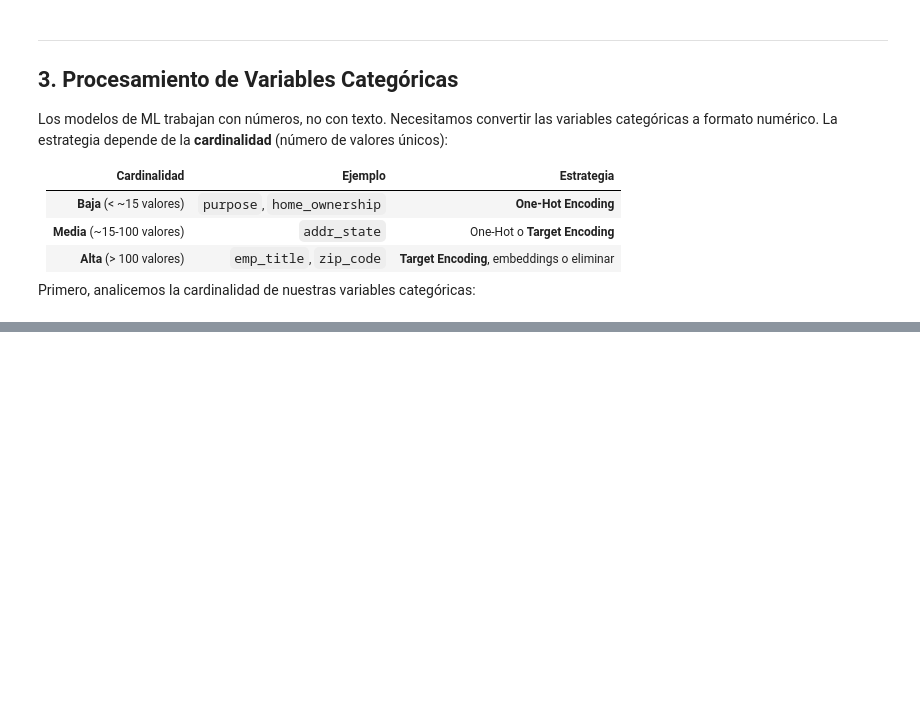
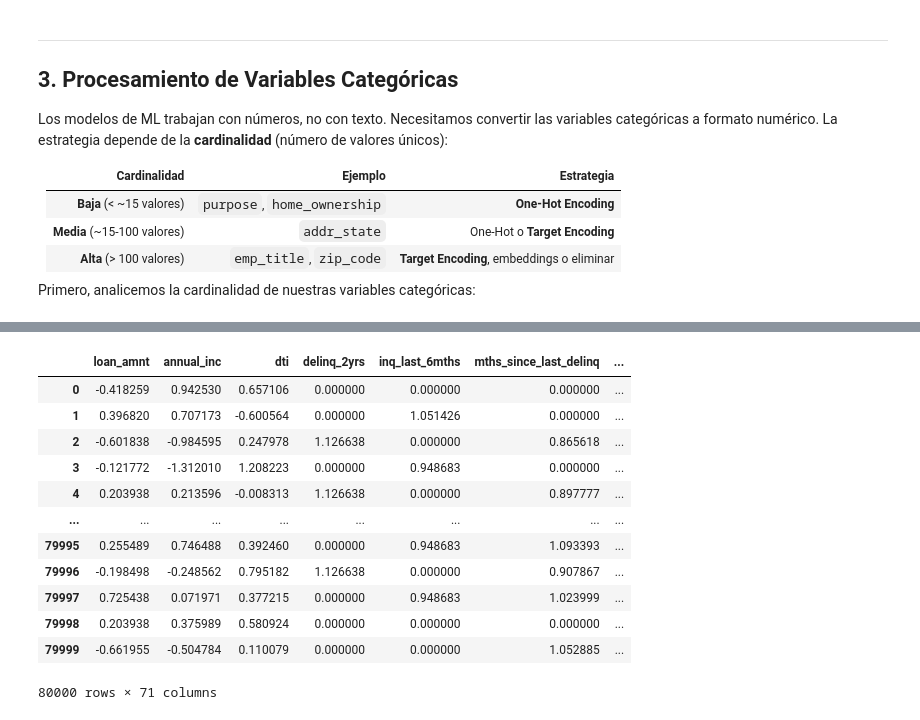
Before and after one commit to mmartinb75/modelizacion_datos_2026, a Jupyter notebook: 03_preprocesamiento.ipynb, the cells around one changed output, grey strips where cells are left out. Saved outputs shown, nothing was run; the diff lists cells and outputs as text; code cells hidden in the pictures; blank space fills up the shorter version.

```diff
--- a/03_preprocesamiento.ipynb
+++ b/03_preprocesamiento.ipynb
@@ -376,0 +578,8 @@ En este notebook hemos cubierto las fases principales del preprocesamiento:
+# %%
+# procesar variables numéricas
+numeric_vars = df_train_filter_3.select_dtypes(include='number')
+from sklearn.preprocessing import QuantileTransformer
+quantile_transformer = QuantileTransformer(output_distribution='normal')
+# %%
+quantile_transformer.fit(numeric_vars)
+numeric_vars_transformed = quantile_transformer.transform(numeric_vars)
@@ -376,0 +612,22 @@ En este notebook hemos cubierto las fases principales del preprocesamiento:
+# %%
+squash_scaler = SquashingScaler()
+squash_scaler.fit(numeric_vars_transformed)
+numeric_vars_transformed_and_scaler = squash_scaler.transform(numeric_vars_transformed)
+# %%
+numeric_vars_transformed_and_scaler_df = pd.DataFrame(data=numeric_vars_transformed_and_scaler, columns=numeric_vars.columns)
+# %%
+numeric_vars_transformed_and_scaler_df
+# %% [output]
+|  | loan_amnt | annual_inc | dti | delinq_2yrs | inq_last_6mths | mths_since_last_delinq | ... |
+| 0 | -0.418259 | 0.942530 | 0.657106 | 0.000000 | 0.000000 | 0.000000 | ... |
+| 1 | 0.396820 | 0.707173 | -0.600564 | 0.000000 | 1.051426 | 0.000000 | ... |
+| 2 | -0.601838 | -0.984595 | 0.247978 | 1.126638 | 0.000000 | 0.865618 | ... |
+| 3 | -0.121772 | -1.312010 | 1.208223 | 0.000000 | 0.948683 | 0.000000 | ... |
+| 4 | 0.203938 | 0.213596 | -0.008313 | 1.126638 | 0.000000 | 0.897777 | ... |
+| ... | ... | ... | ... | ... | ... | ... | ... |
+| 79995 | 0.255489 | 0.746488 | 0.392460 | 0.000000 | 0.948683 | 1.093393 | ... |
+| 79996 | -0.198498 | -0.248562 | 0.795182 | 1.126638 | 0.000000 | 0.907867 | ... |
+| 79997 | 0.725438 | 0.071971 | 0.377215 | 0.000000 | 0.948683 | 1.023999 | ... |
+| 79998 | 0.203938 | 0.375989 | 0.580924 | 0.000000 | 0.000000 | 0.000000 | ... |
+| 79999 | -0.661955 | -0.504784 | 0.110079 | 0.000000 | 0.000000 | 1.052885 | ... |
+80000 rows × 71 columns
```
Also changed, not shown: parts of 64 cells of this notebook, 1 other file.
